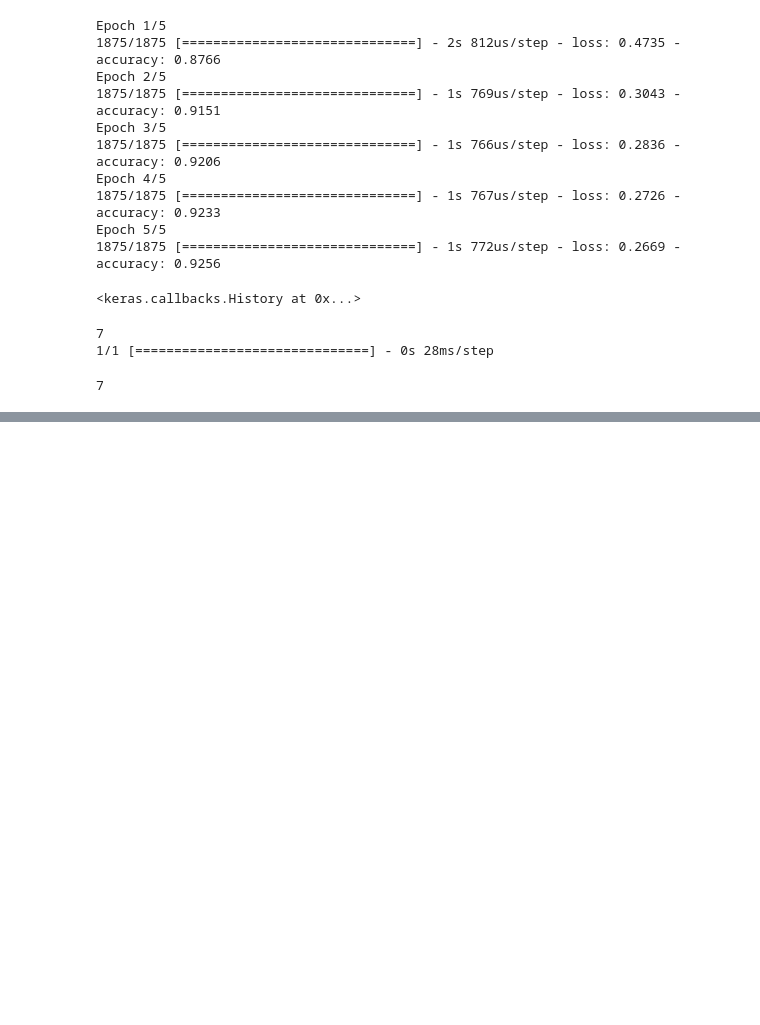
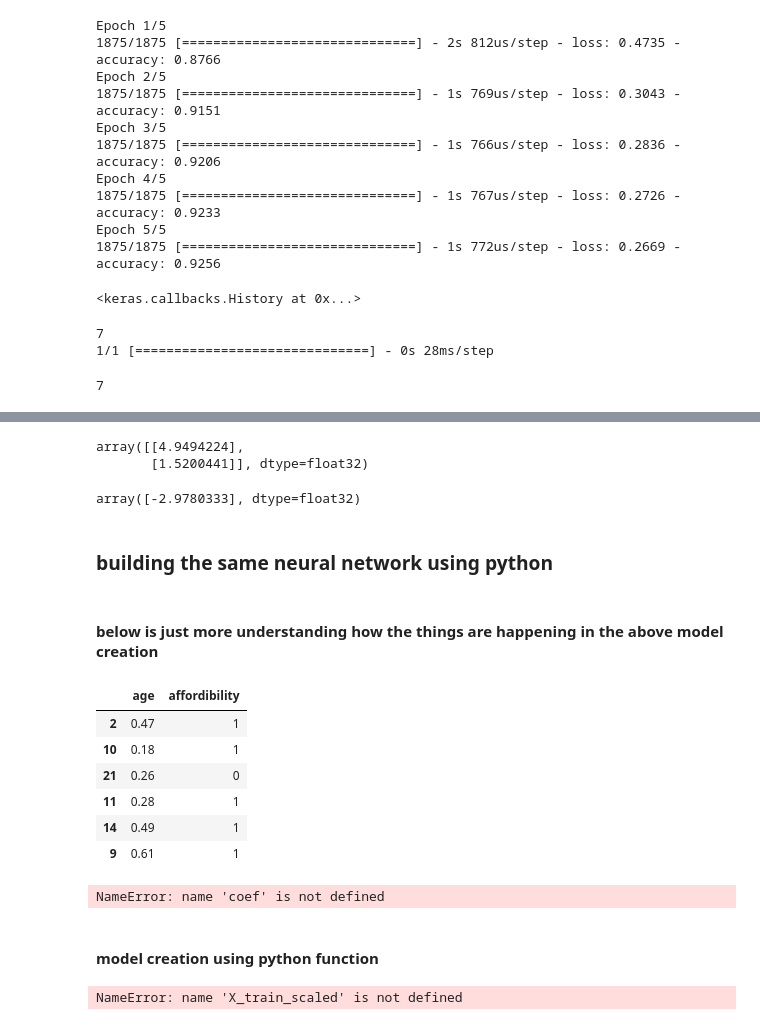
Before and after one commit to Ravindrayadavrk1006/dnn_core, a Jupyter notebook: deep_neural_network_codebasics_note.ipynb, the cells around one changed output, grey strips where cells are left out. Saved outputs shown, nothing was run; the diff lists cells and outputs as text; code cells hidden in the pictures; blank space fills up the shorter version.

```diff
--- a/deep_neural_network_codebasics_note.ipynb
+++ b/deep_neural_network_codebasics_note.ipynb
@@ -254,0 +488,2 @@ np.argmax(flattend_layer_embedded_model.predict(image_input))
+# %%
+X_train, X_test, y_train, y_test = train_test_split(dataframe[['age','affordibility']], dataframe.bought_insurance,test_size=0.2, random_state=25)
@@ -254,0 +495,7 @@ np.argmax(flattend_layer_embedded_model.predict(image_input))
+# %%
+#scalling the age from range between 0-100 to 0-1 for better performance
+#creating deep copy
+X_train_scaled = X_train.copy()
+X_train_scaled['age'] = X_train_scaled['age']/100
+X_test_scaled = X_test.copy()
+X_test_scaled['age'] = X_test_scaled['age']/100
@@ -254,0 +658,23 @@ np.argmax(flattend_layer_embedded_model.predict(image_input))
+# %%
+coef
+# %% [output]
+array([[4.9494224],
+       [1.5200441]], dtype=float32)
+# %%
+intercept
+# %% [output]
+array([-2.9780333], dtype=float32)
+# %% [markdown]
+### building the same neural network using python
+# %% [markdown]
+#### below is just more understanding how the things are happening in the above model creation
+# %%
+X_test_scaled
+# %% [output]
+|  | age | affordibility |
+| 2 | 0.47 | 1 |
+| 10 | 0.18 | 1 |
+| 21 | 0.26 | 0 |
+| 11 | 0.28 | 1 |
+| 14 | 0.49 | 1 |
+| 9 | 0.61 | 1 |
@@ -254,0 +686,14 @@ np.argmax(flattend_layer_embedded_model.predict(image_input))
+# %%
+#how above neuron is working
+#we are calculating the weighted sum using the above coeficients and then doing sigmoid on that
+def prediction_function(age, affordibility):
+    weighted_sum = coef[0]*age + coef[1]*affordibility + intercept
+    return sigmoid(weighted_sum)
+
+
+#it gives the same output as the model.predict
+prediction_function(0.47, 1)
+# %% [output]
+NameError: name 'coef' is not defined
+# %% [markdown]
+#### model creation using python function
@@ -254,0 +709,10 @@ np.argmax(flattend_layer_embedded_model.predict(image_input))
+# %%
+#activation function
+#sigmoid for a np array
+#sigmoid function
+import math
+def sigmoid_numpy(X):
+    return 1/(1 + np.exp(-X))
+sigmoid_numpy(np.array(X_train_scaled['age']))
+# %% [output]
+NameError: name 'X_train_scaled' is not defined
```
Also changed, not shown: parts of 83 cells of this notebook, 2 other files.
